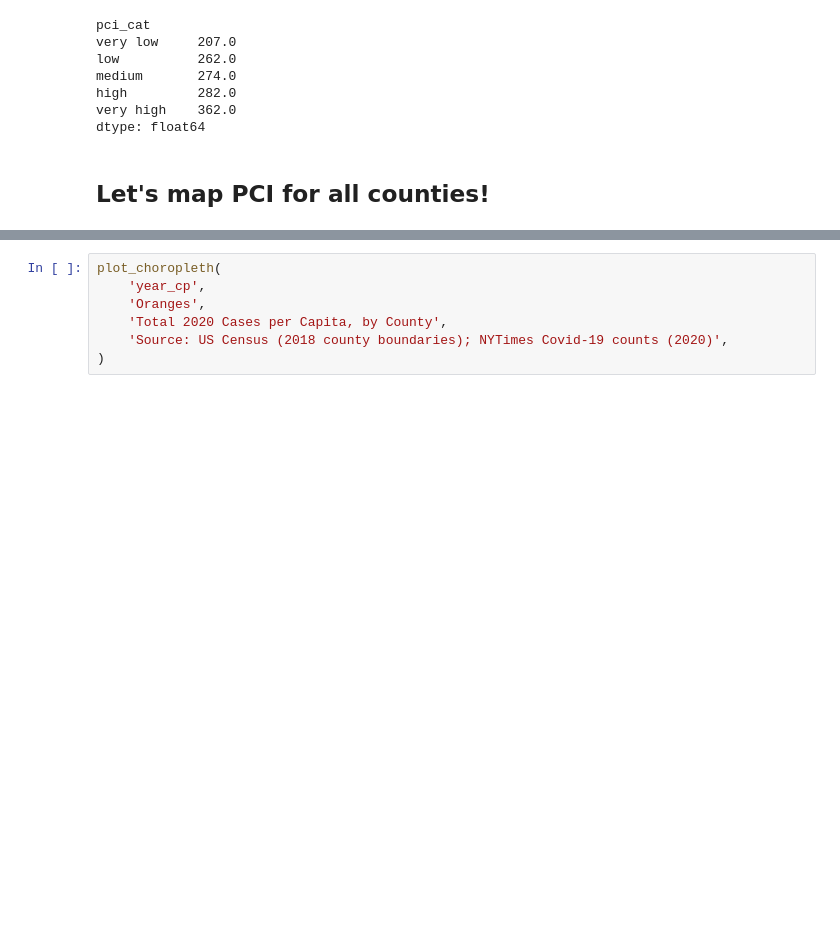
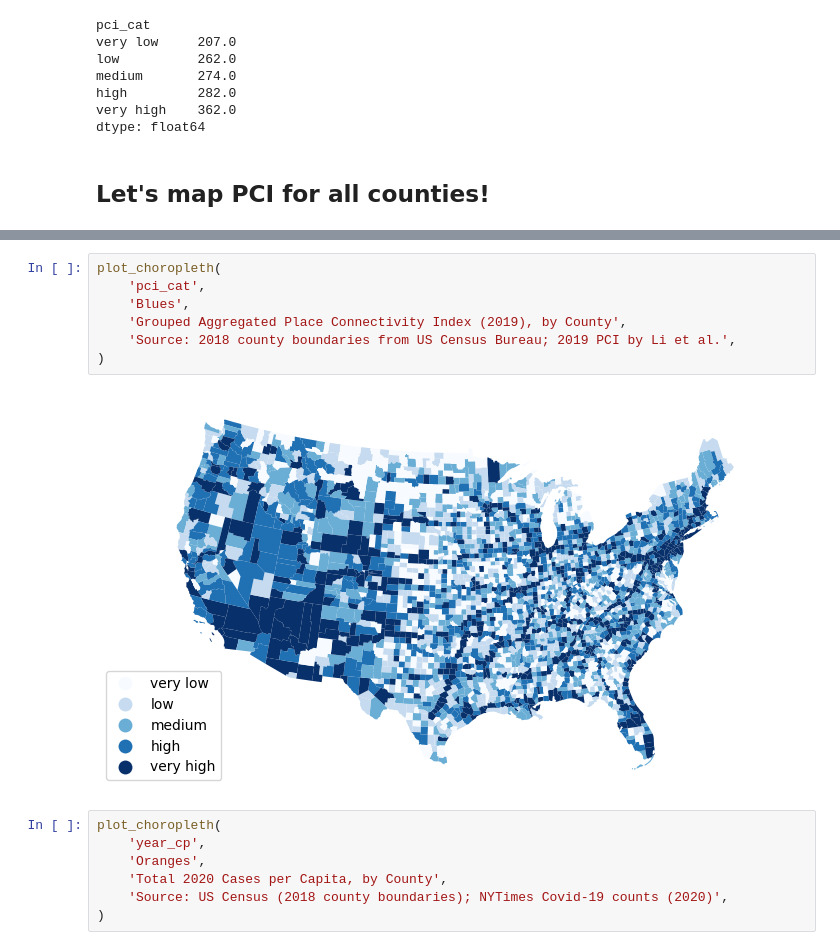
Before and after one commit to ilyankou/wuhan-geoinformatics, a Jupyter notebook: Project.ipynb, the cells around one changed output, grey strips where cells are left out. Saved outputs shown, nothing was run; the diff lists cells and outputs as text; blank space fills up the shorter version.

```diff
--- a/Project.ipynb
+++ b/Project.ipynb
@@ -518,3 +531,12 @@ plot_choropleth(
+# %%
+plot_choropleth(
+    'pci_cat',
+    'Blues',
+    'Grouped Aggregated Place Connectivity Index (2019), by County',
+    'Source: 2018 county boundaries from US Census Bureau; 2019 PCI by Li et al.',
+)
+# %% [output]
+[figure, added]
 # %%
 plot_choropleth(
     'year_cp',
```
Also changed, not shown: parts of 28 cells of this notebook, 11 other files.
